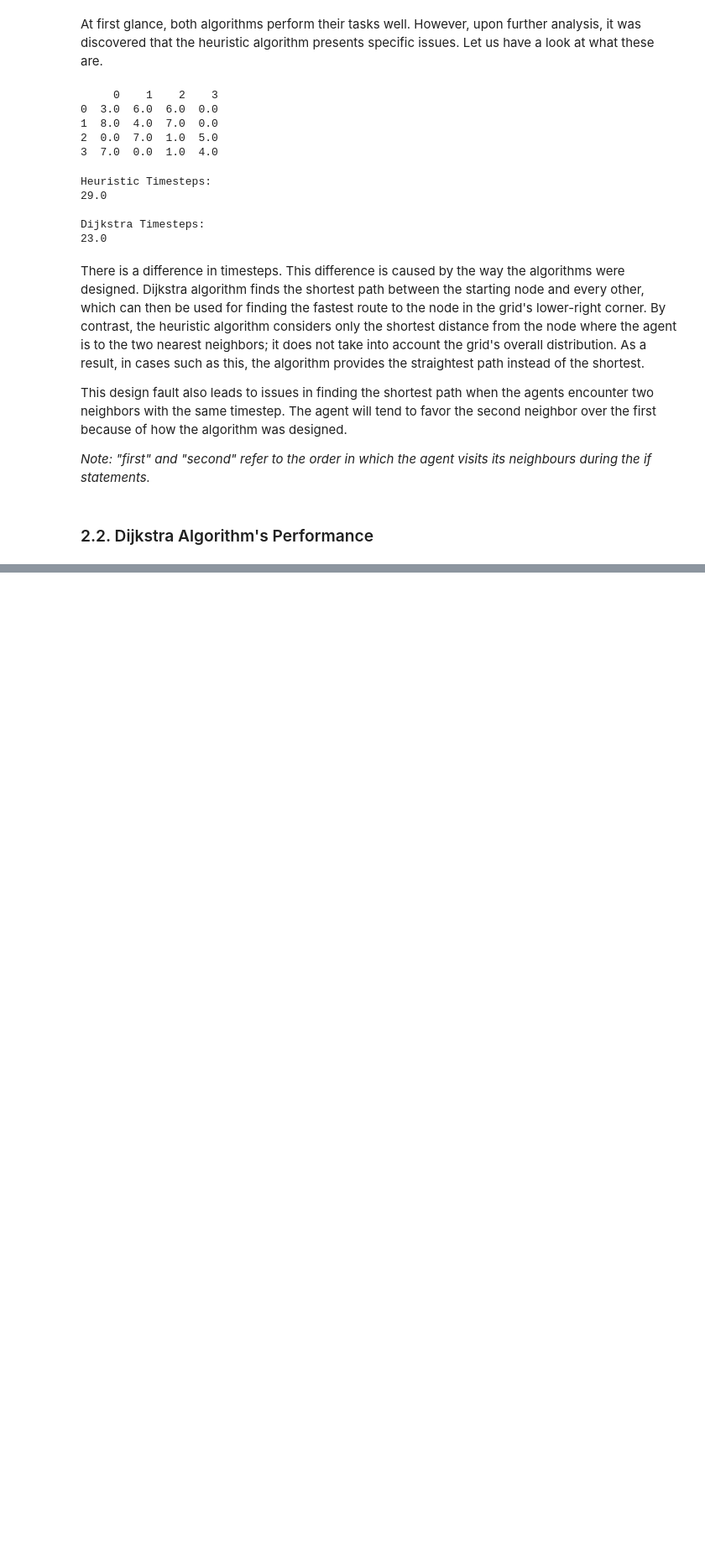
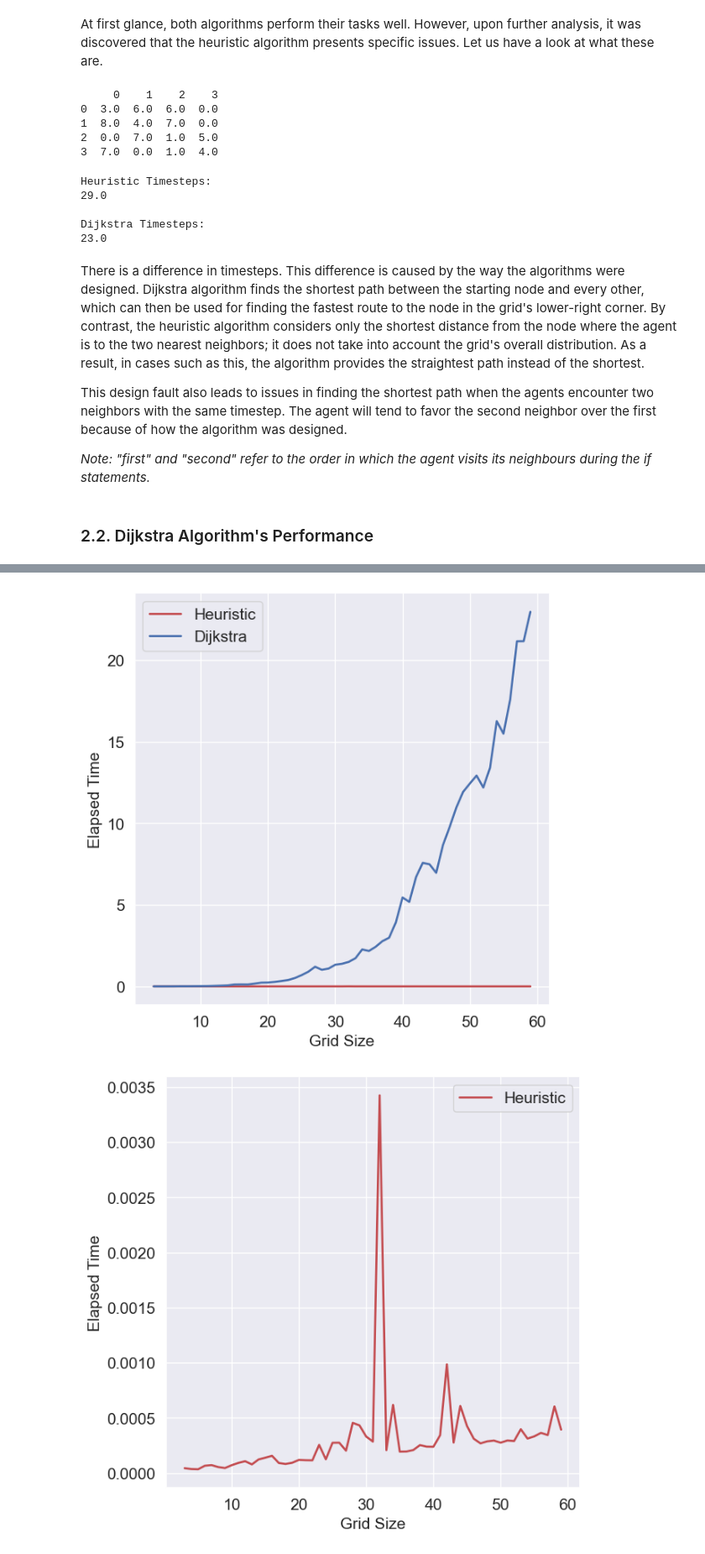
Before and after one commit to adcy358/CW, a Jupyter notebook: src/Task1/Analysis.ipynb, the cells around one changed output, grey strips where cells are left out. Shown at 84% size. Drawn from its saved outputs; the diff is of its cells as text; code cells hidden in the pictures; blank space fills up the shorter version.

```diff
--- a/src/Task1/Analysis.ipynb
+++ b/src/Task1/Analysis.ipynb
@@ -243,0 +299,22 @@ In this section, a performance evaluation of the Heuristic and Dijkstra algorith
+# %%
+x = np.asarray(grid_size)
+y1 = np.asarray(heuristic_dt)
+y2 = np.asarray(dijkstra_dt)
+
+fig, ax = plt.subplots(1,1, figsize=(7,7))
+ax.plot(x, y1, 'r', linewidth=2.0,  label='Heuristic')
+ax.plot(x, y2, 'b',linewidth=2.0, label='Dijkstra')
+ax.set_xlabel('Grid Size', fontsize=15)
+ax.set_ylabel('Elapsed Time', fontsize=15)
+ax.legend(fontsize=15)
+ax.tick_params(labelsize=15)
+
+fig, ax = plt.subplots(1,1, figsize=(7,7))
+ax.plot(x, y1, 'r', linewidth=2.0,  label='Heuristic')
+ax.set_xlabel('Grid Size', fontsize=15)
+ax.set_ylabel('Elapsed Time', fontsize=15)
+ax.legend(fontsize=15)
+ax.tick_params(labelsize=15)
+# %% [output]
+[figure, added]
+[figure, added]
```
Also changed, not shown: parts of 21 cells of this notebook, 4 other files.
